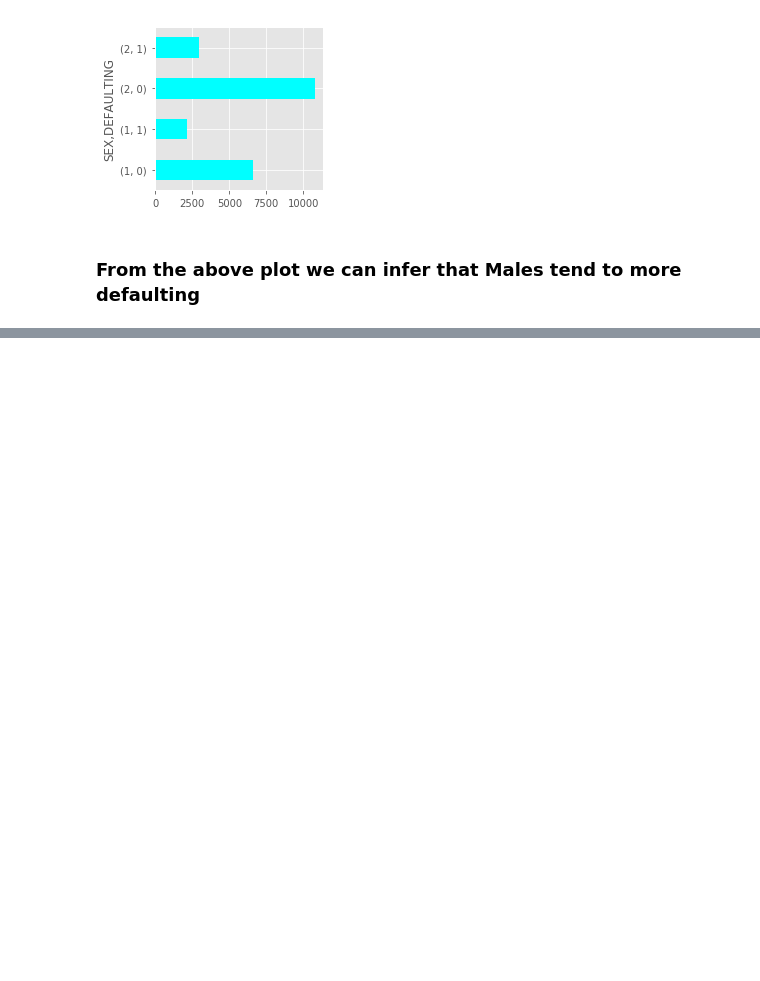
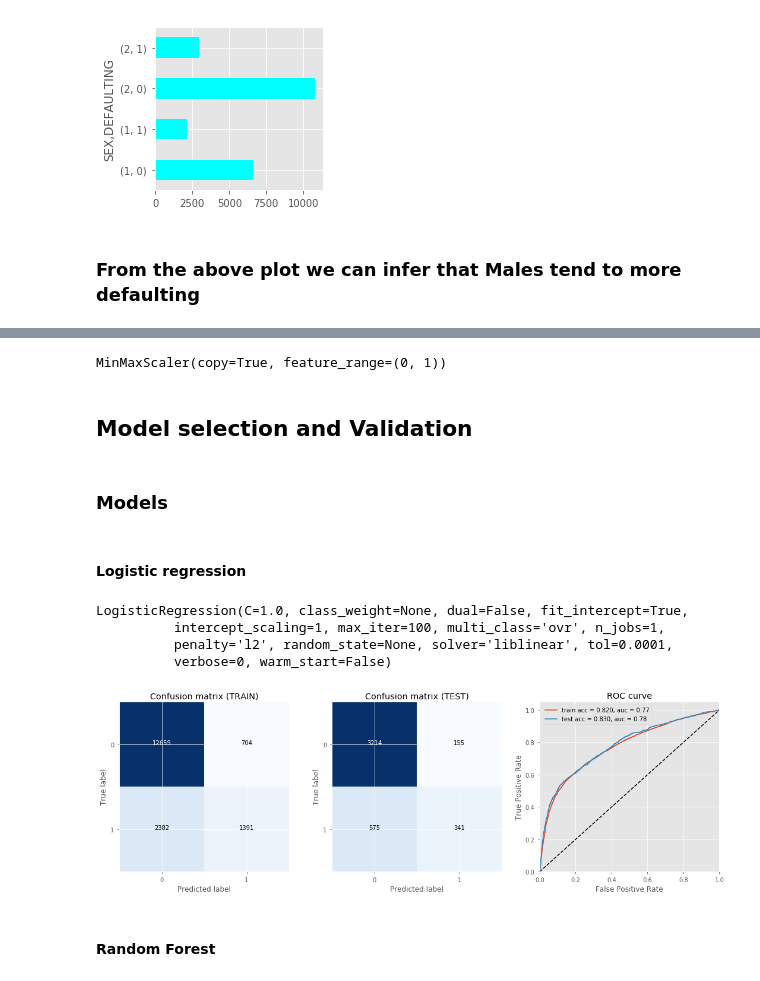
Before and after one commit to RaghwendraSingh/DataChallenge, a Jupyter notebook: notebooks/Defaulting.ipynb, the cells around one changed output, grey strips where cells are left out. Drawn from its saved outputs; the diff is of its cells as text; code cells hidden in the pictures; blank space fills up the shorter version.

```diff
--- a/notebooks/Defaulting.ipynb
+++ b/notebooks/Defaulting.ipynb
@@ -129,0 +424,56 @@ male defaulting accounts are 24.61520921217649% out of 8771 observations
+# %%
+from sklearn import preprocessing
+
+scaler = preprocessing.MinMaxScaler()
+scaler.fit(X)
+# %% [output]
+MinMaxScaler(copy=True, feature_range=(0, 1))
+# %%
+from sklearn.pipeline import Pipeline
+
+preprocess = Pipeline([('anova', selector), ('scale', scaler)])
+preprocess.fit(X,y)
+
+X_prep = preprocess.transform(X)
+# %% [markdown]
+## Model selection and Validation
+# %%
+from sklearn.model_selection import train_test_split
+
+X_train, X_test, y_train, y_test = train_test_split(X_prep, y, test_size=0.2, random_state=42)
+# %% [markdown]
+### Models
+# %% [markdown]
+#### Logistic regression
+# %%
+from sklearn import linear_model
+
+# Create logistic regression object
+regr = linear_model.LogisticRegression()
+
+# Train the model using the training sets
+regr.fit(X_train, y_train)
+# %% [output]
+LogisticRegression(C=1.0, class_weight=None, dual=False, fit_intercept=True,
+          intercept_scaling=1, max_iter=100, multi_class='ovr', n_jobs=1,
+          penalty='l2', random_state=None, solver='liblinear', tol=0.0001,
+          verbose=0, warm_start=False)
+# %%
+y_train_pred = regr.predict_proba(X_train)[:,1]
+y_test_pred = regr.predict_proba(X_test)[:,1]
+
+threshold = 0.5
+
+fig,ax = plt.subplots(1,3)
+fig.set_size_inches(15,5)
+
+plot_cm(ax[0],  y_train, y_train_pred, [0,1], 'Confusion matrix (TRAIN)', threshold)
+plot_cm(ax[1],  y_test, y_test_pred,   [0,1], 'Confusion matrix (TEST)', threshold)
+plot_auc(ax[2], y_train, y_train_pred, y_test, y_test_pred, threshold)
+
+plt.tight_layout()
+plt.show()
+# %% [output]
+[figure, added]
+# %% [markdown]
+#### Random Forest
```
Also changed, not shown: parts of 39 cells of this notebook.
